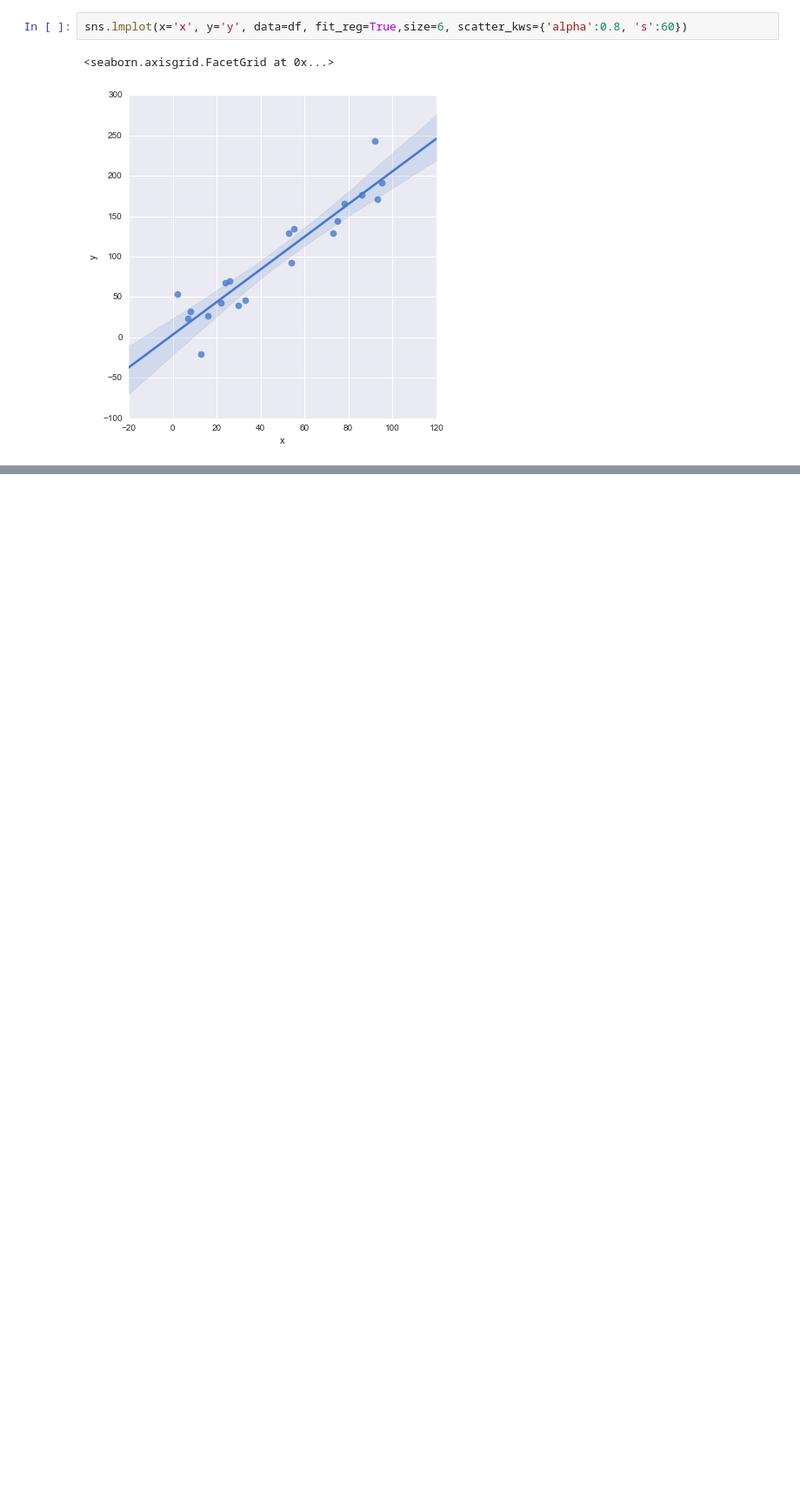
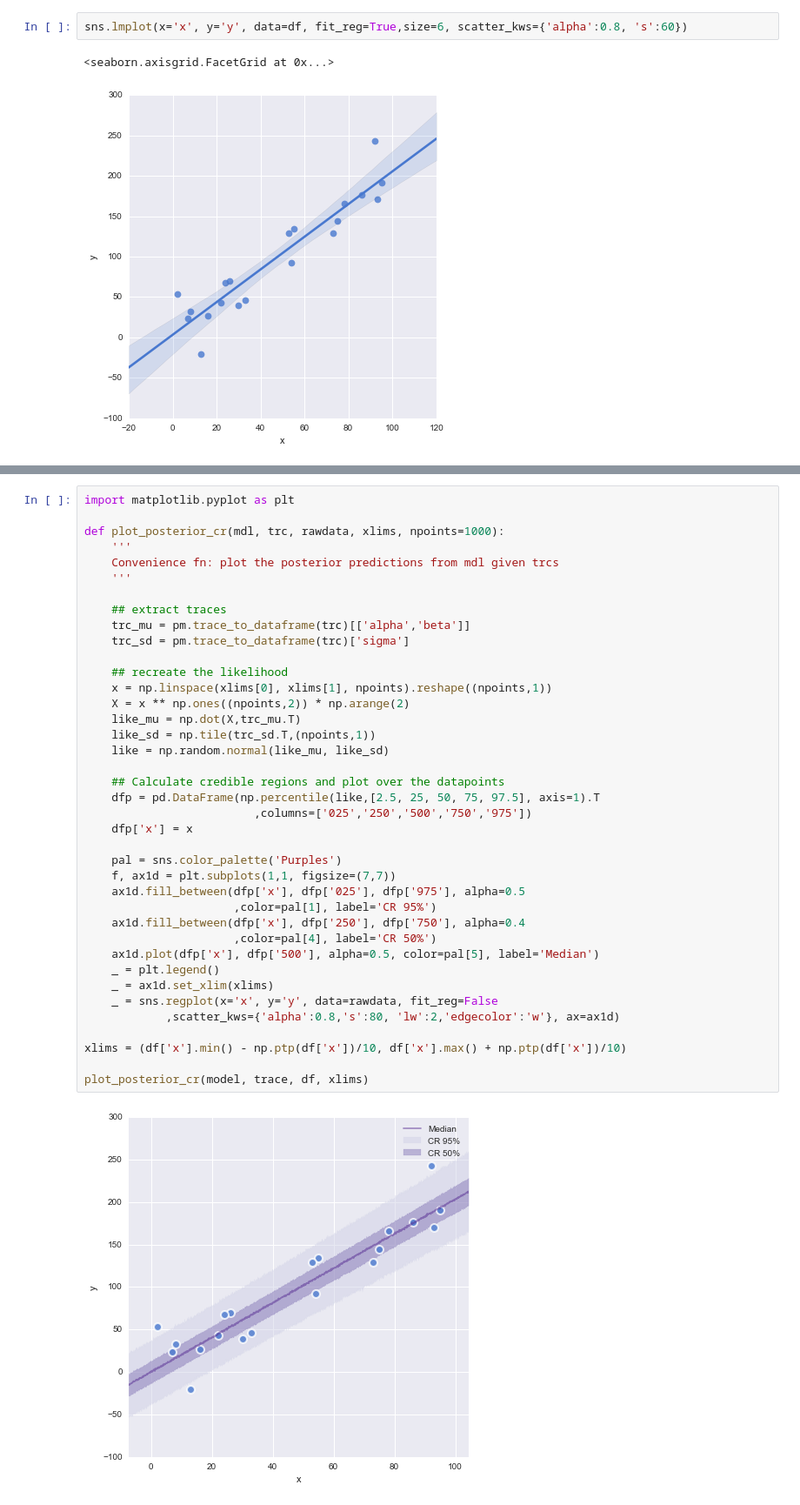
Before and after one commit to AdityaGudimella/Bayesian-Statistics, a Jupyter notebook: PyMC3 Tutorial.ipynb, the cells around one changed output, grey strips where cells are left out. Shown at 87% size. Drawn from its saved outputs; the diff is of its cells as text; blank space fills up the shorter version.

```diff
--- a/PyMC3 Tutorial.ipynb
+++ b/PyMC3 Tutorial.ipynb
@@ -167,0 +208,41 @@ plot_posterior_cr(mdl_ols, trc_ols, df, xlims)
+# %%
+import matplotlib.pyplot as plt
+
+def plot_posterior_cr(mdl, trc, rawdata, xlims, npoints=1000):
+    '''
+    Convenience fn: plot the posterior predictions from mdl given trcs
+    '''
+
+    ## extract traces
+    trc_mu = pm.trace_to_dataframe(trc)[['alpha','beta']]
+    trc_sd = pm.trace_to_dataframe(trc)['sigma']
+
+    ## recreate the likelihood
+    x = np.linspace(xlims[0], xlims[1], npoints).reshape((npoints,1))
+    X = x ** np.ones((npoints,2)) * np.arange(2)
+    like_mu = np.dot(X,trc_mu.T)
+    like_sd = np.tile(trc_sd.T,(npoints,1))
+    like = np.random.normal(like_mu, like_sd)
+
+    ## Calculate credible regions and plot over the datapoints
+    dfp = pd.DataFrame(np.percentile(like,[2.5, 25, 50, 75, 97.5], axis=1).T
+                         ,columns=['025','250','500','750','975'])
+    dfp['x'] = x
+
+    pal = sns.color_palette('Purples')
+    f, ax1d = plt.subplots(1,1, figsize=(7,7))
+    ax1d.fill_between(dfp['x'], dfp['025'], dfp['975'], alpha=0.5
+                      ,color=pal[1], label='CR 95%')
+    ax1d.fill_between(dfp['x'], dfp['250'], dfp['750'], alpha=0.4
+                      ,color=pal[4], label='CR 50%')
+    ax1d.plot(dfp['x'], dfp['500'], alpha=0.5, color=pal[5], label='Median')
+    _ = plt.legend()
+    _ = ax1d.set_xlim(xlims)
+    _ = sns.regplot(x='x', y='y', data=rawdata, fit_reg=False
+            ,scatter_kws={'alpha':0.8,'s':80, 'lw':2,'edgecolor':'w'}, ax=ax1d)
+
+xlims = (df['x'].min() - np.ptp(df['x'])/10, df['x'].max() + np.ptp(df['x'])/10)
+
+plot_posterior_cr(model, trace, df, xlims)
+# %% [output]
+[figure, added]
```
Also changed, not shown: parts of 15 cells of this notebook.
